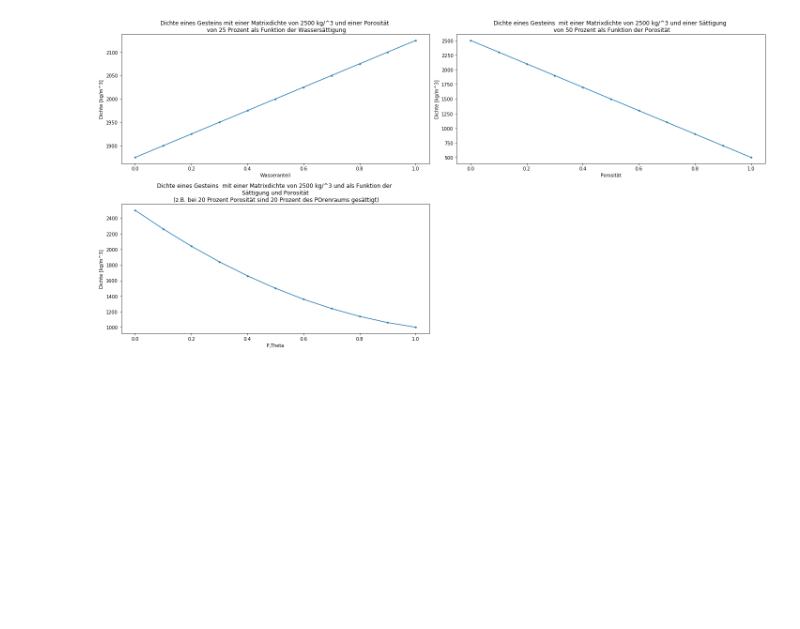
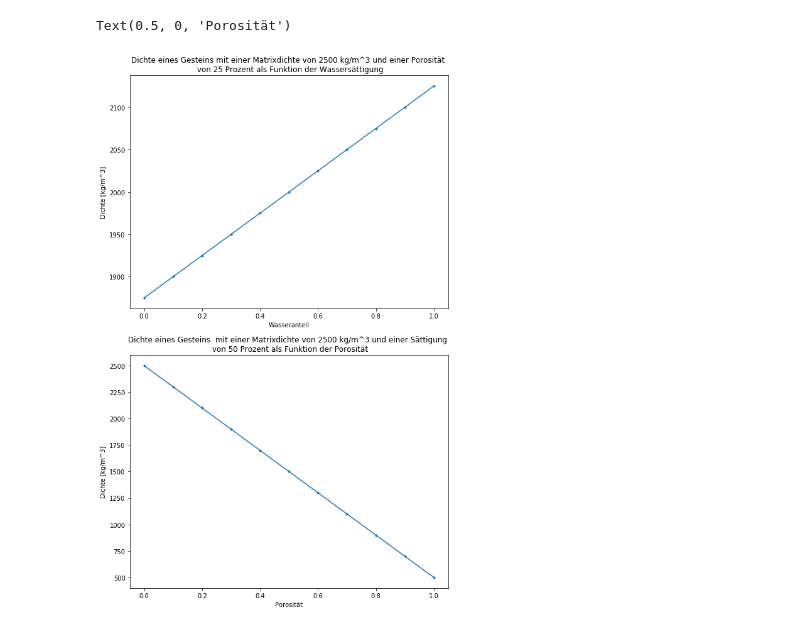
Before and after one commit to StineGoodyear/Lecture_AppliedGeophysics, a Jupyter notebook: Uebung1_Gravimetrie/dichte_porositaet.ipynb, the cells around one changed output. Saved outputs shown, nothing was run; the diff lists cells and outputs as text; code cells hidden in the pictures; blank space fills up the shorter version.

```diff
--- a/Uebung1_Gravimetrie/dichte_porositaet.ipynb
+++ b/Uebung1_Gravimetrie/dichte_porositaet.ipynb
@@ -1,42 +19,30 @@
 # %%
-import numpy as np
-import matplotlib.pyplot as plt
-
-
-# Diese vier Parameter sollen Sie verändern
-rho_fluid = 1000; # Dichte des Porenfluids, typischerweise Wasser [kg/m^3]
-rho_matrix = 2500; # Dichte der Gesteinsmatrix [kg/m^3]
-P=0.25; # Anteil des Porenraums im Gestein, P = 0.2 würde zum Beispiel 20% Porosität bedeuten
-T=0.5; # Anteil der Poren, die mit dem Porenfluid gefüllt sind. Ein T = 0.5 würde heißen, dass die Hälfte
-# der Poren mit dem Fluid gefüllt sind, der Rest ist mit Luft (mit der Dichte = kg/^3) gefüllt
-
-
-
 # Ab hier nichts mehr am Skript verändern
 v=np.linspace(0,1,11);
-rho1=2500*(1-P)+1000.*P*v;
-Rho2=2500*(1-v)+1000*v*T;
-Rho3=2500*(1-v)+1000*v*v;
+rho1=rho_matrix*(1-P)+rho_fluid*P*v;
+rho2=rho_matrix*(1-v)+rho_fluid*T*v;
+#Rho3=rho_matrix*(1-v)+rho_fluid*v*v;
 
-plt.figure(figsize=(20,10))
+plt.figure(figsize=(20,15))
 plt.subplot(2,2,1)
 plt.plot(v,rho1,'.-')
 plt.ylabel('Dichte [kg/m^3]')
 plt.xlabel('Wasseranteil')
-plt.title('Dichte eines Gesteins mit einer Matrixdichte von %d kg/^3 und einer Porosität \n von %d Prozent als Funktion der Wassersättigung'%(rho_matrix,P*100))
+plt.title('Dichte eines Gesteins mit einer Matrixdichte von %d kg/m^3 und einer Porosität \n von %d Prozent als Funktion der Wassersättigung'%(rho_matrix,P*100))
 
-plt.subplot(2,2,2);
-plt.plot(v,Rho2,'.-')
-plt.title('Dichte eines Gesteins  mit einer Matrixdichte von %d kg/^3 und einer Sättigung \n von %d Prozent als Funktion der Porosität'%(rho_matrix,T*100))
+plt.subplot(2,2,3);
+plt.plot(v,rho2,'.-')
+plt.title('Dichte eines Gesteins  mit einer Matrixdichte von %d kg/m^3 und einer Sättigung \n von %d Prozent als Funktion der Porosität'%(rho_matrix,T*100))
 plt.ylabel('Dichte [kg/m^3]')
 plt.xlabel('Porosität')
 
-plt.subplot(2,2,3);
-plt.plot(v,Rho3,'.-')
-plt.title('Dichte eines Gesteins  mit einer Matrixdichte von %d kg/^3 und als Funktion der \n Sättigung und Porosität \n (z.B. bei 20 Prozent Porosität sind 20 Prozent des POrenraums gesättigt)'%(rho_matrix))
-plt.xlabel('P,Theta')
-plt.ylabel('Dichte [kg/m^3]')
-plt.tight_layout()
-plt.show()
+#plt.subplot(3,2,5);
+#plt.plot(v,Rho3,'.-')
+#plt.title('Dichte eines Gesteins  mit einer Matrixdichte von %d kg/^3 und als Funktion der \n Sättigung und Porosität \n (z.B. bei 20 Prozent Porosität sind 20 Prozent des Porenraums gesättigt)'%(rho_matrix))
+#plt.xlabel('P,T')
+#plt.ylabel('Dichte [kg/m^3]')
+#plt.tight_layout()
+#plt.show()
 # %% [output]
+Text(0.5, 0, 'Porosität')
-[figure, old version]
+[figure, new version]
```
Also changed, not shown: parts of 2 cells of this notebook.
